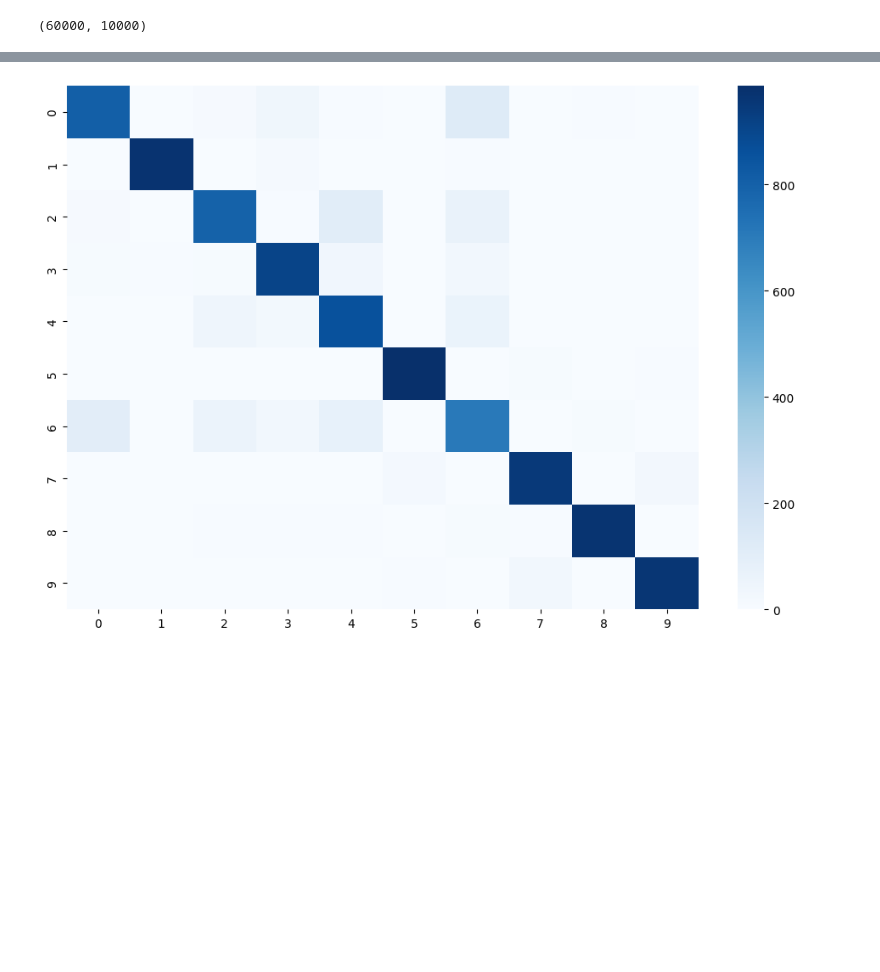
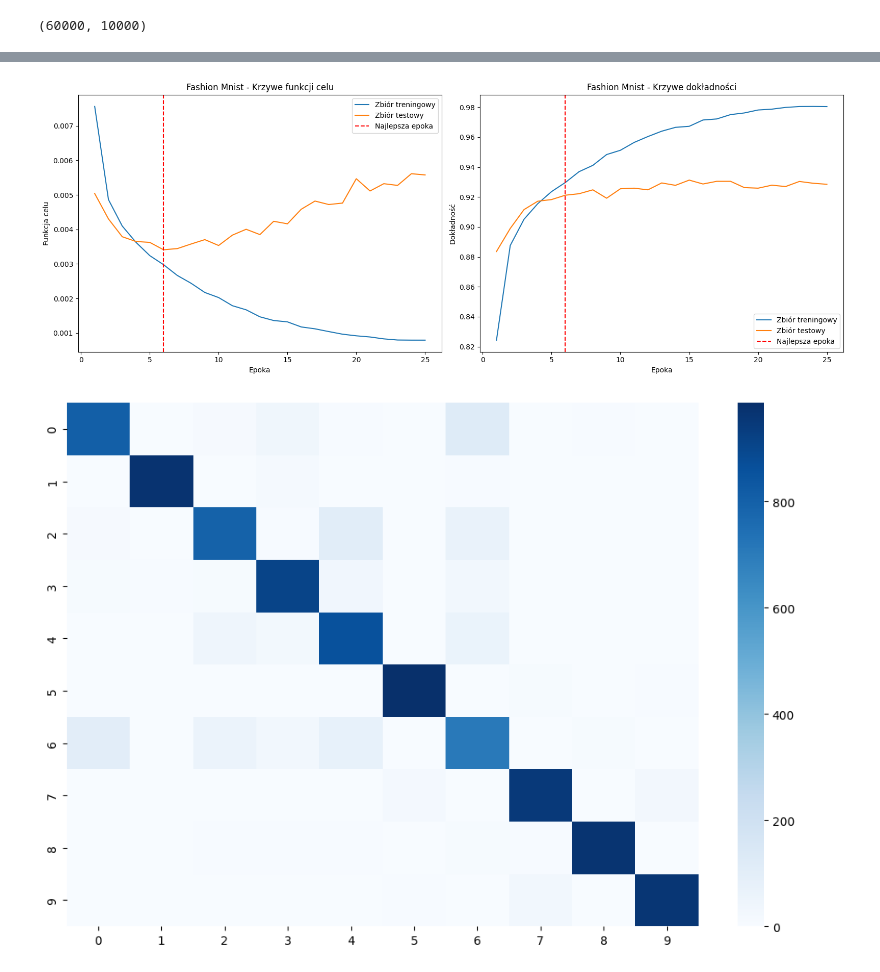
Before and after one commit to jakubpietraszko/praca_inzynierska, a Jupyter notebook: algorythms/fashion-mnist.ipynb, the cells around one changed output, grey strips where cells are left out. Cells and saved outputs as stored; diff of their text form; code cells hidden in the pictures; blank space fills up the shorter version.

```diff
--- a/algorythms/fashion-mnist.ipynb
+++ b/algorythms/fashion-mnist.ipynb
@@ -50,6 +67,6 @@ make_dot(model(torch.randn(1, 1, 28, 28)), params=dict(model.named_parameters())
 # %%
 criterion = nn.CrossEntropyLoss()
 optimizer = optim.Adam(model.parameters(), lr=0.001)
-model = train(model, trainLoader, testLoader, optimizer,
-              criterion, DEVICE, 3, 'fashionMnist')
+model, train_losses, test_losses, train_accuracies, test_accuracies, best_epoch = train(model, trainLoader, testLoader, optimizer,
+              criterion, DEVICE, 25, 'fashionMnist')
 # %% [output]
@@ -59,3 +90,26 @@ Epoch 3/3 - Train Loss: 0.0054, Train Accuracy: 0.8766 - Test Loss: 0.0046, Test
+# %%
+fig, axs = plt.subplots(1, 2, figsize=(16, 6))
+
+axs[0].plot(range(1, len(train_losses)+1), train_losses, label='Zbiór treningowy')
+axs[0].plot(range(1, len(test_losses)+1), test_losses, label='Zbiór testowy')
+axs[0].set_title('Fashion Mnist - Krzywe funkcji celu')
+axs[0].set_xlabel('Epoka')
+axs[0].set_ylabel('Funkcja celu')
+axs[0].axvline(x=best_epoch, color='r', linestyle='--', label='Najlepsza epoka')
+axs[0].legend()
+
+axs[1].plot(range(1, len(train_accuracies)+1), train_accuracies, label='Zbiór treningowy')
+axs[1].plot(range(1, len(test_accuracies)+1), test_accuracies, label='Zbiór testowy')
+axs[1].set_title('Fashion Mnist - Krzywe dokładności')
+axs[1].set_xlabel('Epoka')
+axs[1].set_ylabel('Dokładność')
+axs[1].axvline(x=best_epoch, color='r', linestyle='--', label='Najlepsza epoka')
+axs[1].legend()
+
+plt.tight_layout()
+plt.show()
+# %% [output]
+[figure, added]
 # %%
 from sklearn.metrics import confusion_matrix
 import seaborn as sns
```
Also changed, not shown: parts of 3 cells of this notebook, 34 other files.
